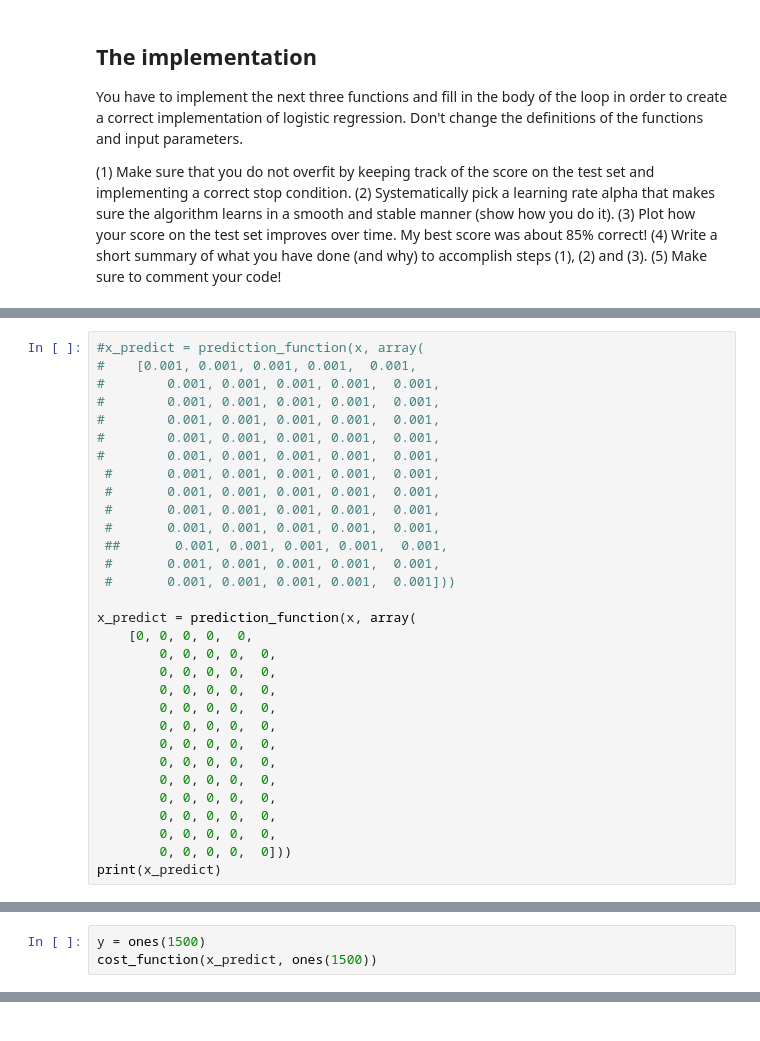
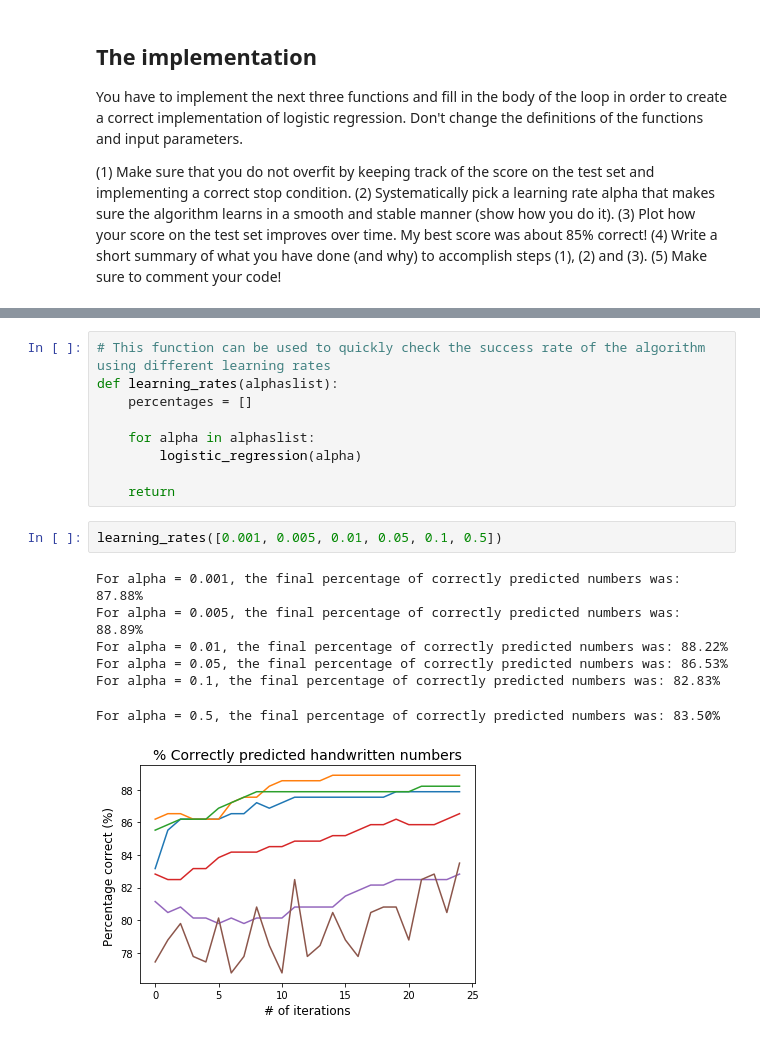
Before and after one commit to bobbiegorp/Machine-Learning, a Jupyter notebook: Graded Assignment 1/gradedAssignment1.ipynb, the cells around one changed output, grey strips where cells are left out. Cells and saved outputs as stored; diff of their text form.

Commit message:
Finished logistic regression implementation

```diff
--- a/Graded Assignment 1/gradedAssignment1.ipynb
+++ b/Graded Assignment 1/gradedAssignment1.ipynb
@@ -159,31 +90,0 @@ print(compute_gradient(x_predict, y, x))
-# %%
-#x_predict = prediction_function(x, array(
-#    [0.001, 0.001, 0.001, 0.001,  0.001,
-#        0.001, 0.001, 0.001, 0.001,  0.001,
-#        0.001, 0.001, 0.001, 0.001,  0.001,
-#        0.001, 0.001, 0.001, 0.001,  0.001,
-#        0.001, 0.001, 0.001, 0.001,  0.001,
-#        0.001, 0.001, 0.001, 0.001,  0.001,
- #       0.001, 0.001, 0.001, 0.001,  0.001,
- #       0.001, 0.001, 0.001, 0.001,  0.001,
- #       0.001, 0.001, 0.001, 0.001,  0.001,
- #       0.001, 0.001, 0.001, 0.001,  0.001,
- ##       0.001, 0.001, 0.001, 0.001,  0.001,
- #       0.001, 0.001, 0.001, 0.001,  0.001,
- #       0.001, 0.001, 0.001, 0.001,  0.001]))
-
-x_predict = prediction_function(x, array(
-    [0, 0, 0, 0,  0,
-        0, 0, 0, 0,  0,
-        0, 0, 0, 0,  0,
-        0, 0, 0, 0,  0,
-        0, 0, 0, 0,  0,
-        0, 0, 0, 0,  0,
-        0, 0, 0, 0,  0,
-        0, 0, 0, 0,  0,
-        0, 0, 0, 0,  0,
-        0, 0, 0, 0,  0,
-        0, 0, 0, 0,  0,
-        0, 0, 0, 0,  0,
-        0, 0, 0, 0,  0]))
-print(x_predict)
@@ -192,3 +90,0 @@ print(x_predict)
-# %%
-y = ones(1500)
-cost_function(x_predict, ones(1500))
@@ -196,0 +140,19 @@ cost_function(x_predict, ones(1500))
+# %%
+# This function can be used to quickly check the success rate of the algorithm using different learning rates
+def learning_rates(alphaslist):
+    percentages = []
+
+    for alpha in alphaslist:
+        logistic_regression(alpha)
+
+    return
+# %%
+learning_rates([0.001, 0.005, 0.01, 0.05, 0.1, 0.5])
+# %% [output]
+For alpha = 0.001, the final percentage of correctly predicted numbers was: 87.88%
+For alpha = 0.005, the final percentage of correctly predicted numbers was: 88.89%
+For alpha = 0.01, the final percentage of correctly predicted numbers was: 88.22%
+For alpha = 0.05, the final percentage of correctly predicted numbers was: 86.53%
+For alpha = 0.1, the final percentage of correctly predicted numbers was: 82.83%
+For alpha = 0.5, the final percentage of correctly predicted numbers was: 83.50%
+[figure, added]
```
Also changed, not shown: parts of 11 cells of this notebook.
